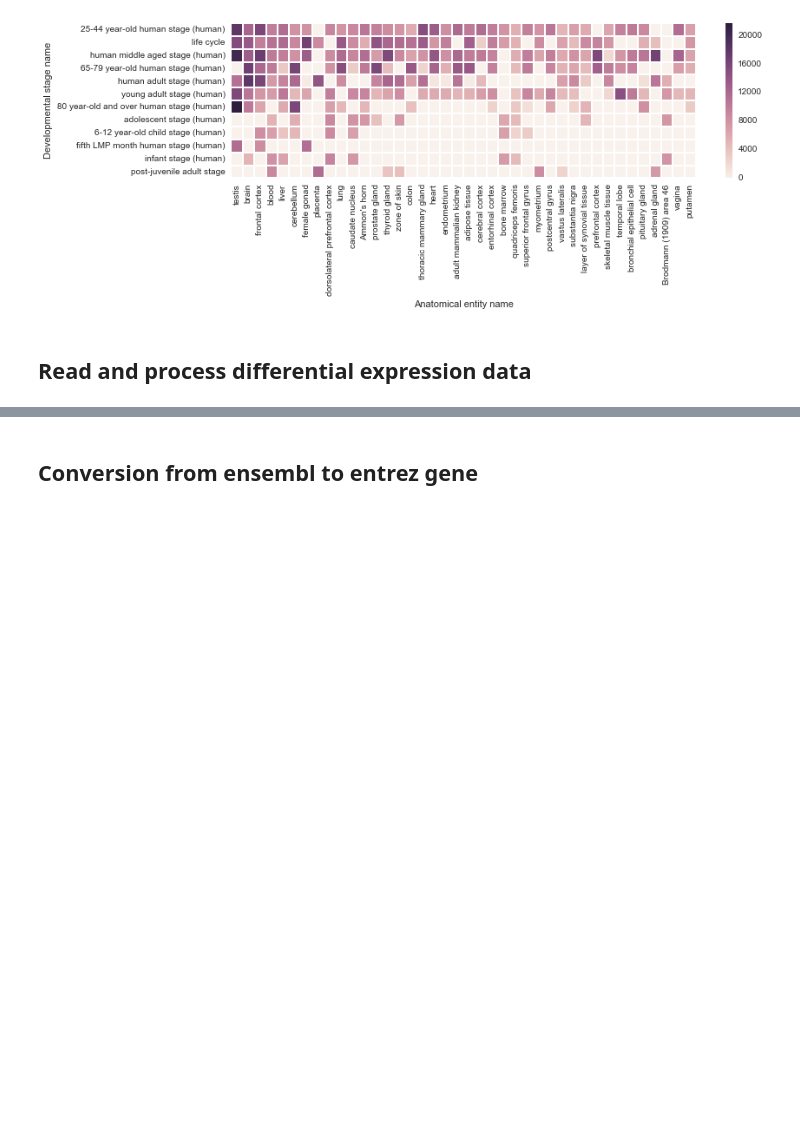
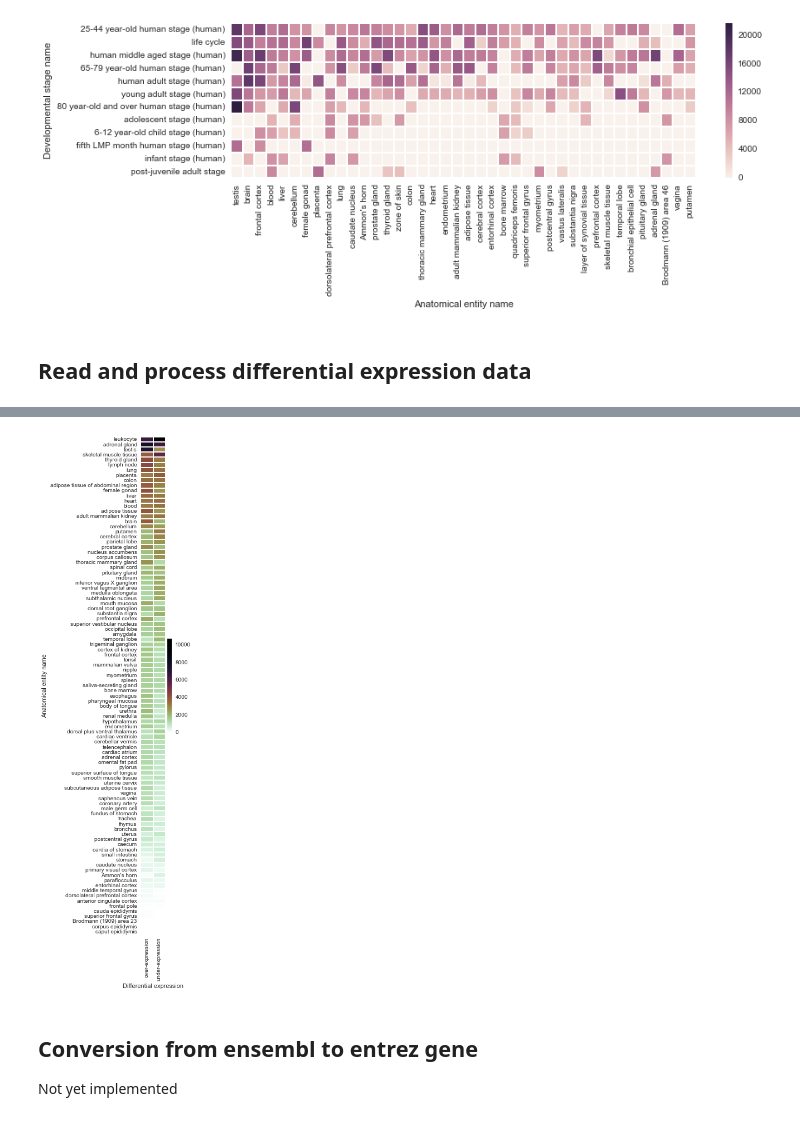
Before and after one commit to dhimmel/bgee, a Jupyter notebook: bgee.ipynb, the cells around one changed output, grey strips where cells are left out. Saved outputs shown, nothing was run; the diff lists cells and outputs as text; code cells hidden in the pictures; blank space fills up the shorter version.

Commit message:
Continued bgee data exploration on simple human exports.

```diff
--- a/bgee.ipynb
+++ b/bgee.ipynb
@@ -84,5 +88,5 @@ seaborn.heatmap(rect_df);
 ## Read and process differential expression data
 # %%
 # Read simple differential expression by anatomy
-diffexpr_df = pandas.read_table('download/Homo_sapiens_diffexpr-anatomy-simple.tsv.gz', compression='gzip')
-diffexpr_df.head()
+diffex_df = pandas.read_table('download/Homo_sapiens_diffexpr-anatomy-simple.tsv.gz', compression='gzip')
+diffex_df.head()
@@ -95,0 +100,10 @@ collections.Counter(over_df['Developmental stage name'])
+# %%
+# filter differential expression
+diffex_df = diffex_df[
+    diffex_df['Differential expression'].isin({'over-expression', 'under-expression'}) &
+    diffex_df['Call quality'].isin({'Call quality', 'high quality'})
+]
+# %%
+# Calculate counts per anatomy--DE pair
+de_anatomy_df = get_groupby_counts(diffex_df, ['Anatomical entity ID', 'Anatomical entity name', 'Differential expression'])
+de_anatomy_df.head()
@@ -96,5 +119,17 @@ collections.Counter(over_df['Developmental stage name'])
+# %%
+# Plot DE counts
+rect_df = de_anatomy_df.pivot('Anatomical entity name', 'Differential expression', 'count').fillna(0)
+rect_df['differential expression'] = rect_df['under-expression'] + rect_df['over-expression']
+rect_df = rect_df.sort('differential expression', ascending=False)
+IPython.core.pylabtools.figsize(1, 16)
+cmap = seaborn.cubehelix_palette(15, start=2.2, rot=1, gamma=2, hue=1, light=1, dark=0, as_cmap=True)
+seaborn.heatmap(rect_df.drop('differential expression', axis=1), cmap=cmap);
+# %% [output]
+[figure, added]
 # %% [markdown]
 ## Conversion from ensembl to entrez gene
+
+Not yet implemented
 # %%
 # Read Entrez Genes
 url = 'https://raw.githubusercontent.com/dhimmel/entrez-gene/6e133f9ef8ce51a4c5387e58a6cc97564a66cec8/data/genes-human.tsv'
```
Also changed, not shown: parts of 15 cells of this notebook.
